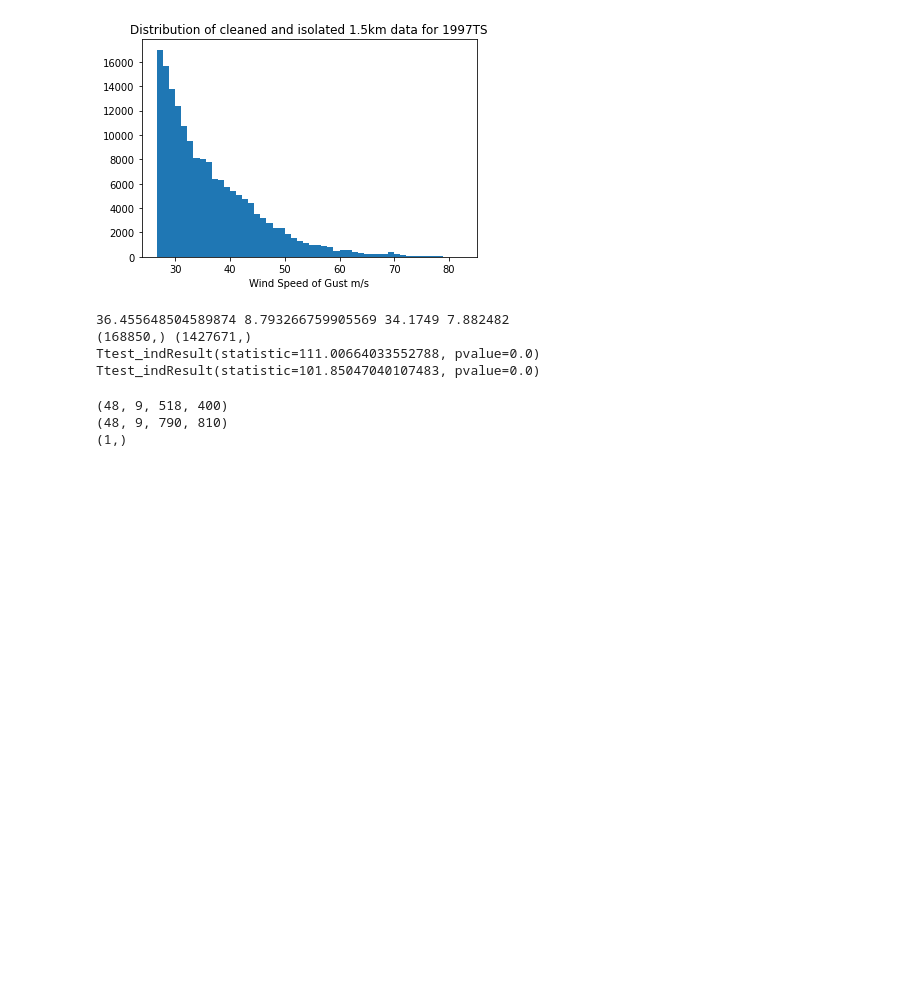
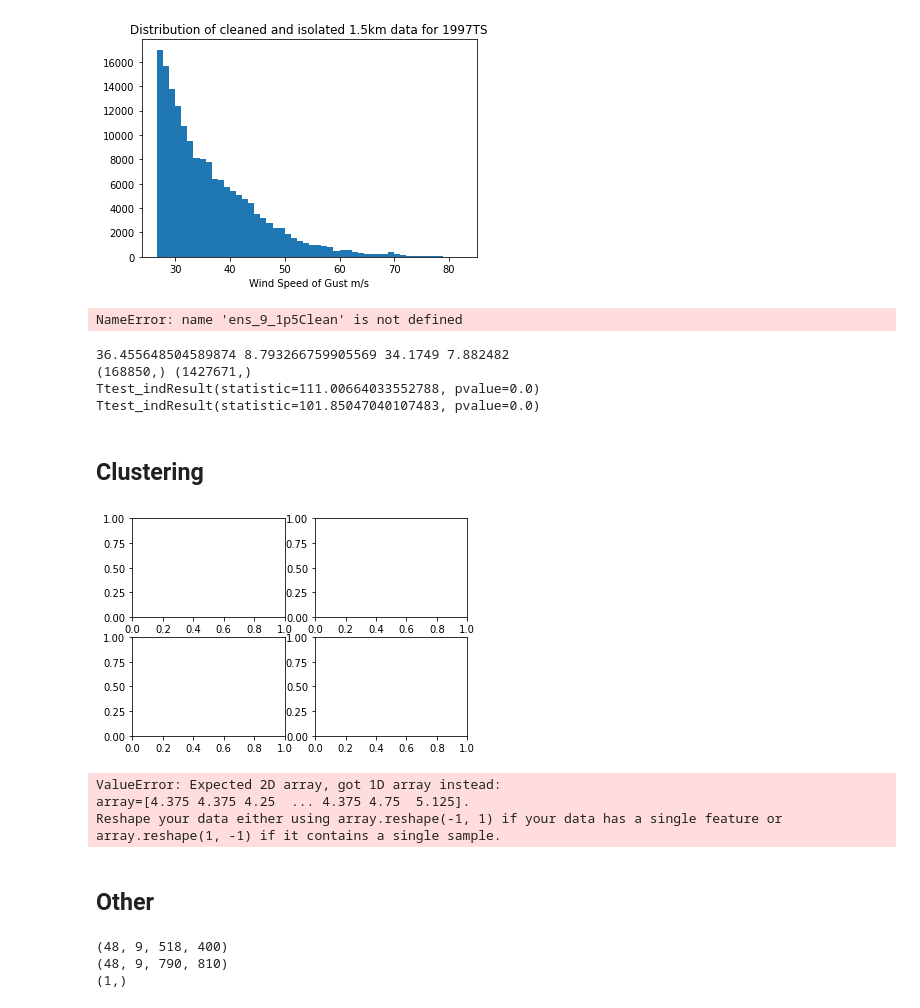
Before and after one commit to br1097/ADS-Coursework, a Jupyter notebook: exploration/statistical_vis/hist.ipynb, the cells around one changed output. Saved outputs shown, nothing was run; the diff lists cells and outputs as text; code cells hidden in the pictures; blank space fills up the shorter version.

```diff
--- a/exploration/statistical_vis/hist.ipynb
+++ b/exploration/statistical_vis/hist.ipynb
@@ -69,4 +78,9 @@ plt.title('Distribution of cleaned and isolated 1.5km data for 1997TS')
 plt.show()
 # %% [output]
 [figure]
+# %%
+df_1p5_f9 = ens_9_1p5Clean[~np.isnan(ens_9_1p5Clean)]
+df_4p4_f9 = hist_list
+# %% [output]
+NameError: name 'ens_9_1p5Clean' is not defined
 # %%
@@ -81,3 +93,5 @@ print(stats.ttest_ind_from_stats(36.455648504589874, 8.793266759905569, 168850,
 (168850,) (1427671,)
 Ttest_indResult(statistic=111.00664033552788, pvalue=0.0)
 Ttest_indResult(statistic=101.85047040107483, pvalue=0.0)
+# %% [markdown]
+## Clustering
@@ -84,3 +115,27 @@ Ttest_indResult(statistic=101.85047040107483, pvalue=0.0)
+# %%
+fig, ((ax1, ax2), (ax3, ax4)) = plt.subplots(2, 2)
+# %% [output]
+[figure, added]
+# %%
+kmeans = KMeans(n_clusters=5, random_state=0)
+y_pred_Kmeans = kmeans.fit_predict(ens_9_1p5)
+scatter = ax2.scatter(df_1p5_f9,
+                        c=y_pred_Kmeans, cmap='Paired', label='inline label', s=8)
+legend3 = ax2.legend(*scatter.legend_elements(),
+                        loc='center left', bbox_to_anchor=(1, 0.5), title="Class")
+ax2.set_title("Data clustered by K-Means")
+ax2.add_artist(legend3)
+# print(nmi(reduced_df,y_pred_Kmeans))
+km_shil = silhouette_score(df_1p5_f9, kmeans.labels_, metric='euclidean')
+print(km_shil)
+plt.xlabel('Z1')
+plt.ylabel('Z1')
+# %% [output]
+ValueError: Expected 2D array, got 1D array instead:
+array=[4.375 4.375 4.25  ... 4.375 4.75  5.125].
+Reshape your data either using array.reshape(-1, 1) if your data has a single feature or array.reshape(1, -1) if it contains a single sample.
+# %% [markdown]
+## Other
 # %%
 ws_1p5 = df.variables["wind_speed_of_gust"]
 ws_4p4 = df1.variables["wind_speed_of_gust"]
```
Also changed, not shown: parts of 5 cells of this notebook.
